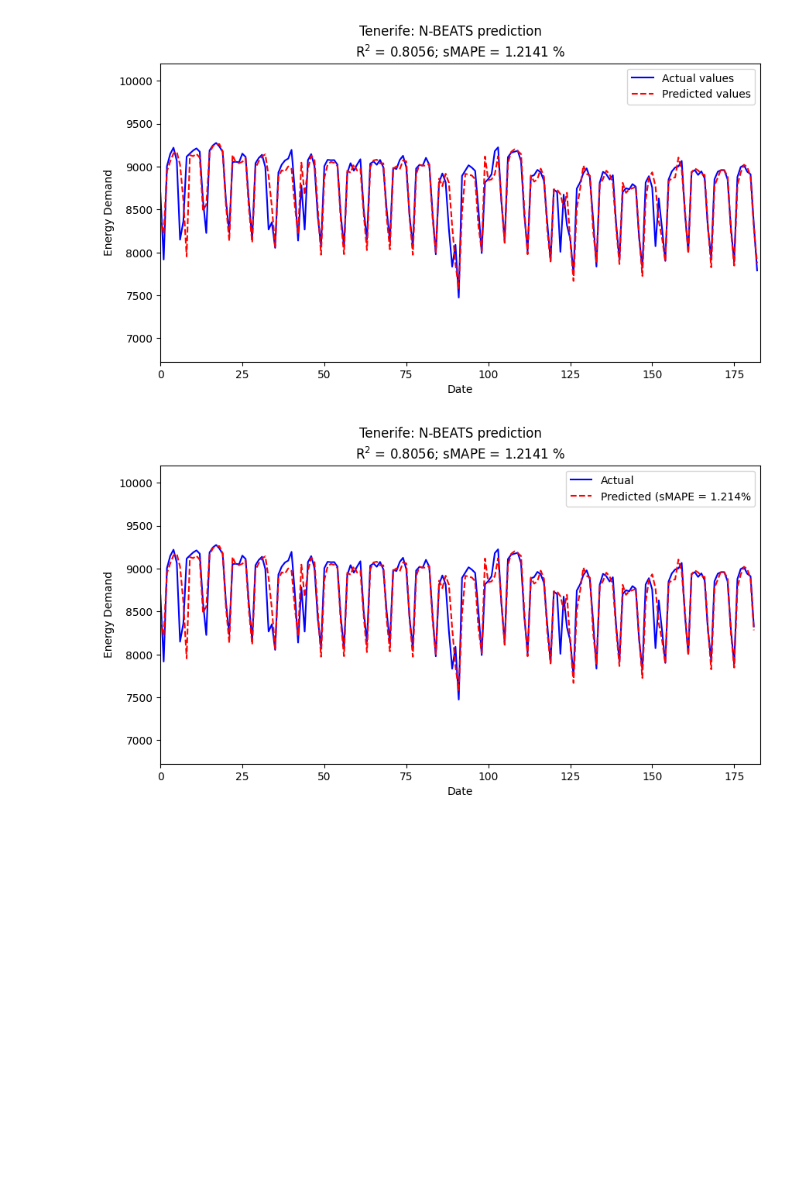
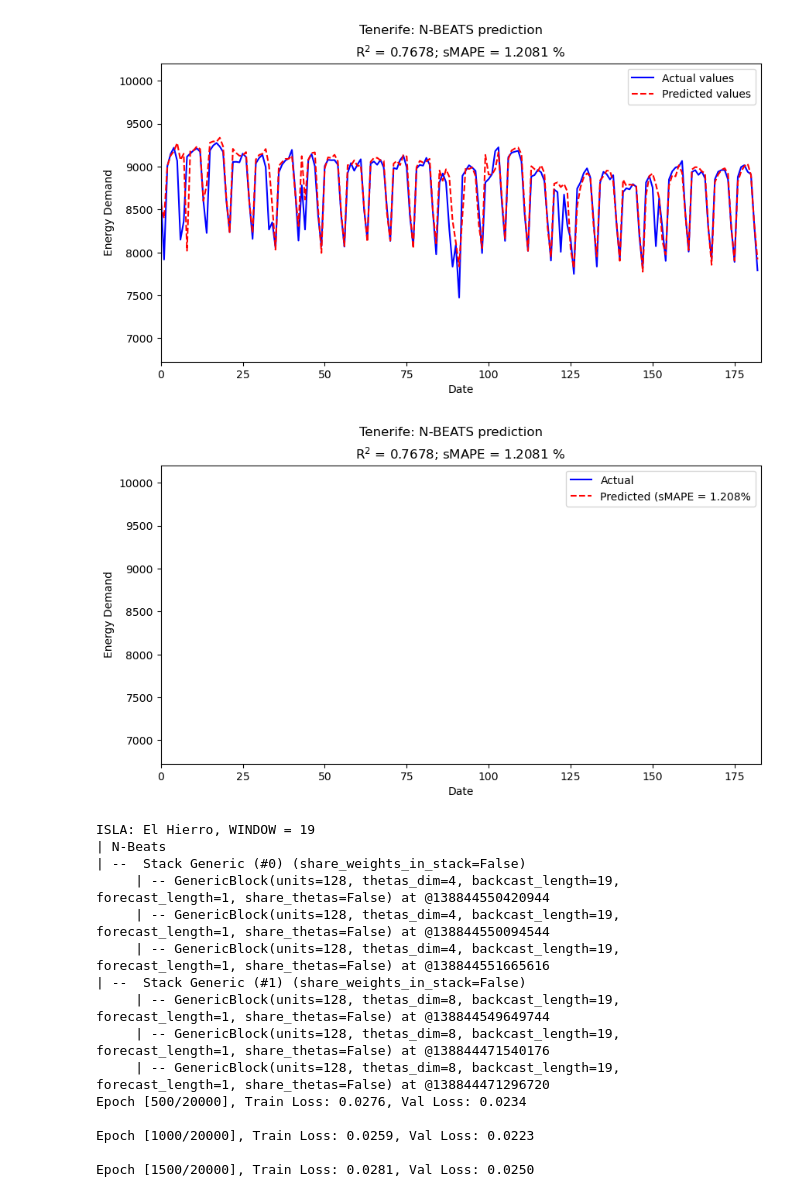
Before and after one commit to KhvatkinNikita/NUC-AI, a Jupyter notebook: notebooks/nbeats_monolito.ipynb, the cells around one changed output. Drawn from its saved outputs; the diff is of its cells as text; code cells hidden in the pictures; blank space fills up the shorter version.

```diff
--- a/notebooks/nbeats_monolito.ipynb
+++ b/notebooks/nbeats_monolito.ipynb
@@ -32,8 +32,8 @@ islas_dfs = d.local_data_loader(verbose=False)
 # islas = ['Tenerife', 'Gran Canaria', 'Lanzarote', 'Fuerteventura', 'La Palma', 'La Gomera', 'El Hierro']
 # windows = [9, 11, 11, 8, 7, 6, 19]
 
-islas = ['Tenerife']
-windows = [9]
+islas = ['Tenerife', 'El Hierro']
+windows = [9, 19]
 
 for isla, window in zip(islas, windows):
 
@@ -45,6 +45,7 @@ for isla, window in zip(islas, windows):
         # Data scaling
         # scaler = MaxAbsScaler()
         # demand_scaled = scaler.fit_transform(demand)
+        # demand = np.log1p(demand / demand.max())
 
         # Training and validation
         train_size = 1460  # First 4 years for training/validation
@@ -75,7 +76,10 @@ for isla, window in zip(islas, windows):
             hidden_layer_units=128
         )
 
-        criterion = nn.MSELoss()
+        def log_mae(pred, target):
+            return torch.mean(torch.abs(torch.log1p(pred) - torch.log1p(target)))
+
+        criterion = log_mae # nn.MSELoss()
         optimizer = optim.Adam(model.parameters(), lr=1e-3)
 
         train_losses, val_losses = [], []
@@ -124,6 +128,7 @@ for isla, window in zip(islas, windows):
         plt.yscale('log')
         plt.title(f'{isla}: training vs validation loss')
         plt.legend()
+        # plt.savefig(f'../outputs/figures/nbeats_training_{isla}.png')
         plt.show()
 
         # Prediction
@@ -159,6 +164,8 @@ for isla, window in zip(islas, windows):
 
         # online_predictions_inv = scaler.inverse_transform(np.array(online_predictions).reshape(-1, 1)).flatten()
         # actual_values_inv = scaler.inverse_transform(np.array(actual_values).reshape(-1, 1)).flatten()
+        # online_predictions = np.expm1(np.array(online_predictions)) * demand.max()
+        # actual_values = np.expm1(np.array(actual_values)) * demand.max()
 
         metrics_result = metrics.all_metrics(actual_values, online_predictions)
         print("Evaluation Metrics:")
@@ -182,7 +189,7 @@ for isla, window in zip(islas, windows):
         ax.plot(online_predictions, '--r' ,label = 'Predicted values')
 
         ax.legend()
-        plt.savefig(f'../results/per_island/nbeats_{isla}.png')
+        # plt.savefig(f'../outputs/pred/per_island/nbeats_{isla}.png')
         plt.show()
         print('\n')
 
@@ -197,7 +204,8 @@ for isla, window in zip(islas, windows):
         ax.set_title(f"R$^2$ = {metrics_result['R2']:.4f}; sMAPE = {100*metrics_result['sMAPE']:.4f} %")
 
         actual_line, = ax.plot([], [], color='blue', label="Actual")
-        predicted_line, = ax.plot([], [], color='red', linestyle="dashed", label=f"Predicted (sMAPE = {100*metrics_result['sMAPE']:.3f}%")
+        predicted_line, = ax.plot([], [], color='red', linestyle="dashed",
+                                  label=f"Predicted (sMAPE = {100*metrics_result['sMAPE']:.3f}%")
         ax.legend()
 
         # Update function
@@ -209,7 +217,7 @@ for isla, window in zip(islas, windows):
         ani = animation.FuncAnimation(fig, update, frames=len(actual_values), interval=50)
 
         # Save video
-        ani.save(f"../results/per_island/nbeats_predictions_{isla}.gif", writer="ffmpeg", fps=75)
+        # ani.save(f"../outputs/pred/per_island/nbeats_predictions_{isla}.gif", writer="ffmpeg", fps=75)
 
         plt.show()
 # %% [output]
@@ -240,4 +248,19 @@ R2: 0.8056
 MAPE: 0.0122
 sMAPE: 0.0121
-[figure, old version]
+[figure, new version]
-[figure, old version]
+[figure, new version]
+ISLA: El Hierro, WINDOW = 19
+| N-Beats
+| --  Stack Generic (#0) (share_weights_in_stack=False)
+     | -- GenericBlock(units=128, thetas_dim=4, backcast_length=19, forecast_length=1, share_thetas=False) at @138844550420944
+     | -- GenericBlock(units=128, thetas_dim=4, backcast_length=19, forecast_length=1, share_thetas=False) at @138844550094544
+     | -- GenericBlock(units=128, thetas_dim=4, backcast_length=19, forecast_length=1, share_thetas=False) at @138844551665616
+| --  Stack Generic (#1) (share_weights_in_stack=False)
+     | -- GenericBlock(units=128, thetas_dim=8, backcast_length=19, forecast_length=1, share_thetas=False) at @138844549649744
+     | -- GenericBlock(units=128, thetas_dim=8, backcast_length=19, forecast_length=1, share_thetas=False) at @138844471540176
+     | -- GenericBlock(units=128, thetas_dim=8, backcast_length=19, forecast_length=1, share_thetas=False) at @138844471296720
+Epoch [500/20000], Train Loss: 0.0276, Val Loss: 0.0234
+
+Epoch [1000/20000], Train Loss: 0.0259, Val Loss: 0.0223
+
+Epoch [1500/20000], Train Loss: 0.0281, Val Loss: 0.0250
```
Also changed, not shown: parts of 1 cell of this notebook, 58 other files.
